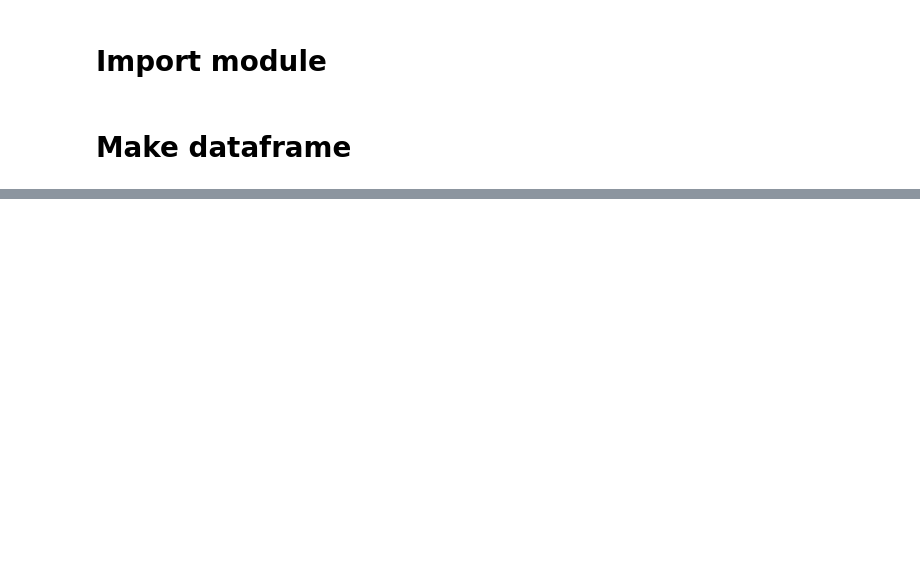
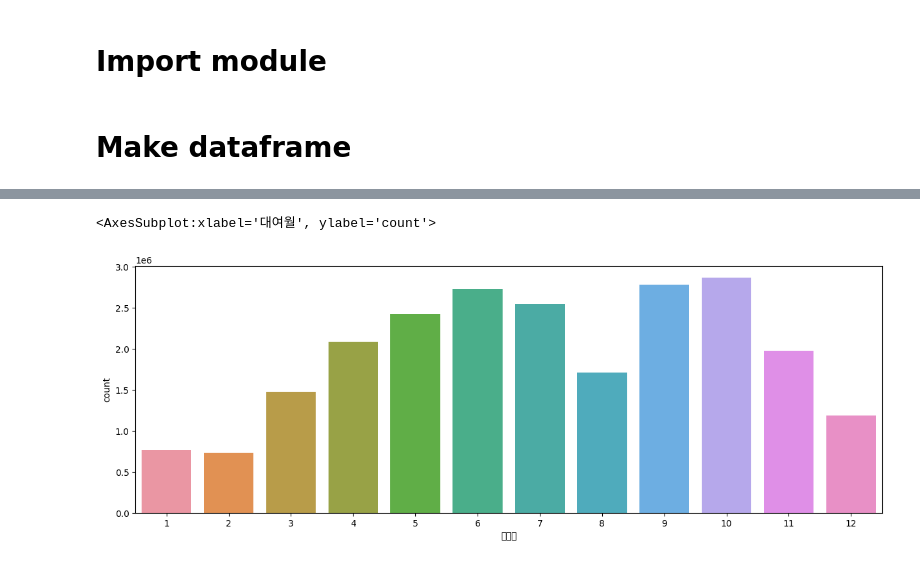
Before and after one commit to dhcryan/ddareung, a Jupyter notebook: main.ipynb, the cells around one changed output, grey strips where cells are left out. Cells and saved outputs as stored; diff of their text form; code cells hidden in the pictures; blank space fills up the shorter version.

```diff
--- a/main.ipynb
+++ b/main.ipynb
@@ -45,0 +75,13 @@ df[4].head()
+# %%
+df[2]["대여연월"] = df[2]["대여일시"].apply(lambda x : x[:7])
+df[2]["반납연월"] = df[2]["반납일시"].apply(lambda x : x[:7])
+# %%
+df[2]["대여일시"]=pd.to_datetime(df[2]["대여일시"])
+df[2]["반납일시"]=pd.to_datetime(df[2]["반납일시"])
+# %%
+df[2]["대여연도"] = df[2]["대여일시"].dt.year
+df[2]["대여월"] = df[2]["대여일시"].dt.month
+df[2]["대여일"] = df[2]["대여일시"].dt.day
+df[2]["대여시간"] = df[2]["대여일시"].dt.hour
+df[2]["대여요일"] = df[2]["대여일시"].dt.dayofweek
+df[2]["대여일자"] = df[2]["대여일시"].dt.date
@@ -45,0 +93,9 @@ df[4].head()
+# %%
+df[2]["반납연도"] = df[2]["반납일시"].dt.year
+df[2]["반납월"] = df[2]["반납일시"].dt.month
+df[2]["반납일"] = df[2]["반납일시"].dt.day
+df[2]["반납시간"] = df[2]["반납일시"].dt.hour
+df[2]["반납요일"] = df[2]["반납일시"].dt.dayofweek
+df[2]["반납일자"] = df[2]["반납일시"].dt.date
+
+df[2].sample()
@@ -45,0 +106,6 @@ df[4].head()
+# %%
+plt.figure(figsize=(15, 5))
+sns.countplot(data=df[2], x="대여월")
+# %% [output]
+<AxesSubplot:xlabel='대여월', ylabel='count'>
+[figure, added]
```
Also changed, not shown: parts of 12 cells of this notebook, 2 other files.
